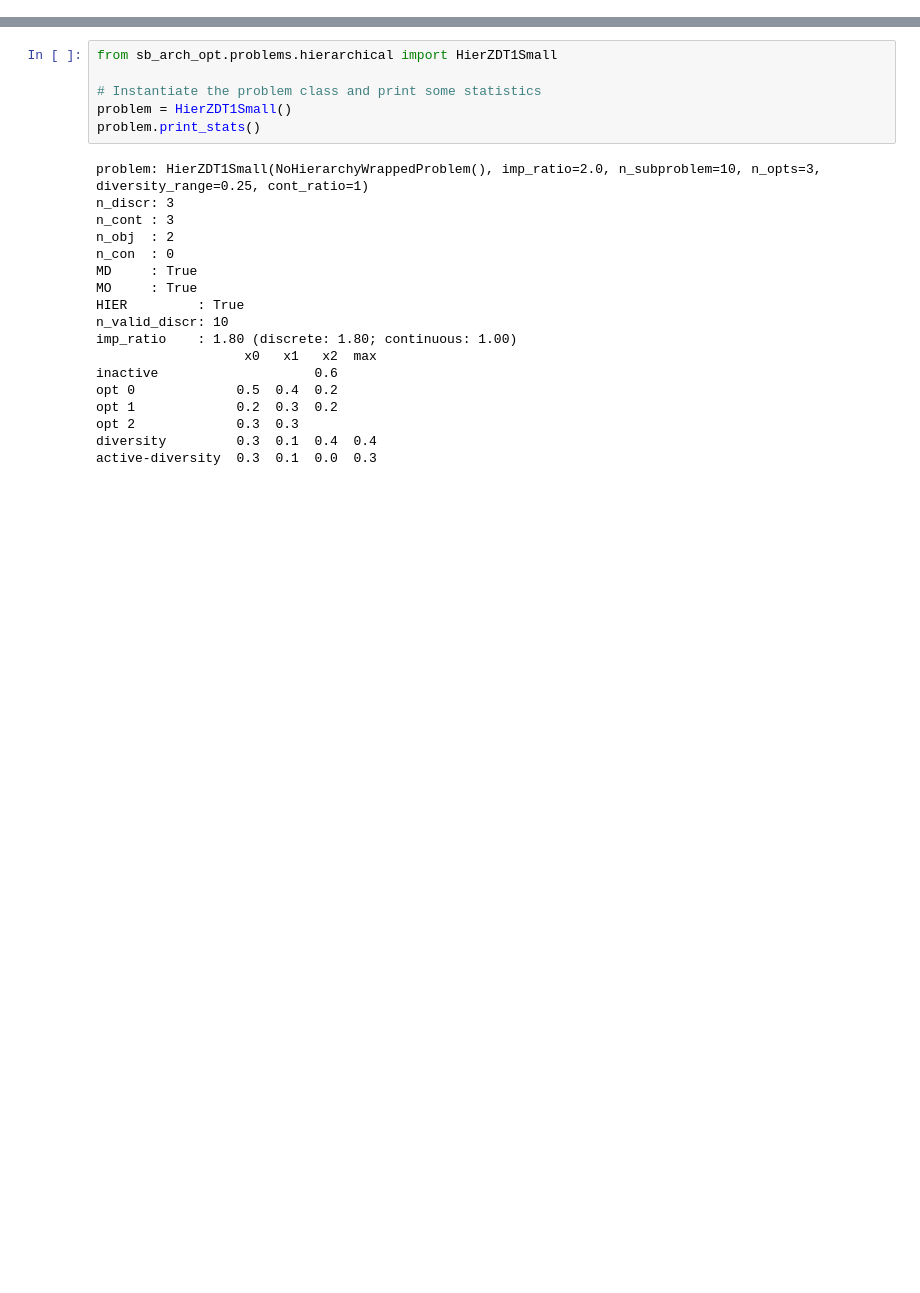
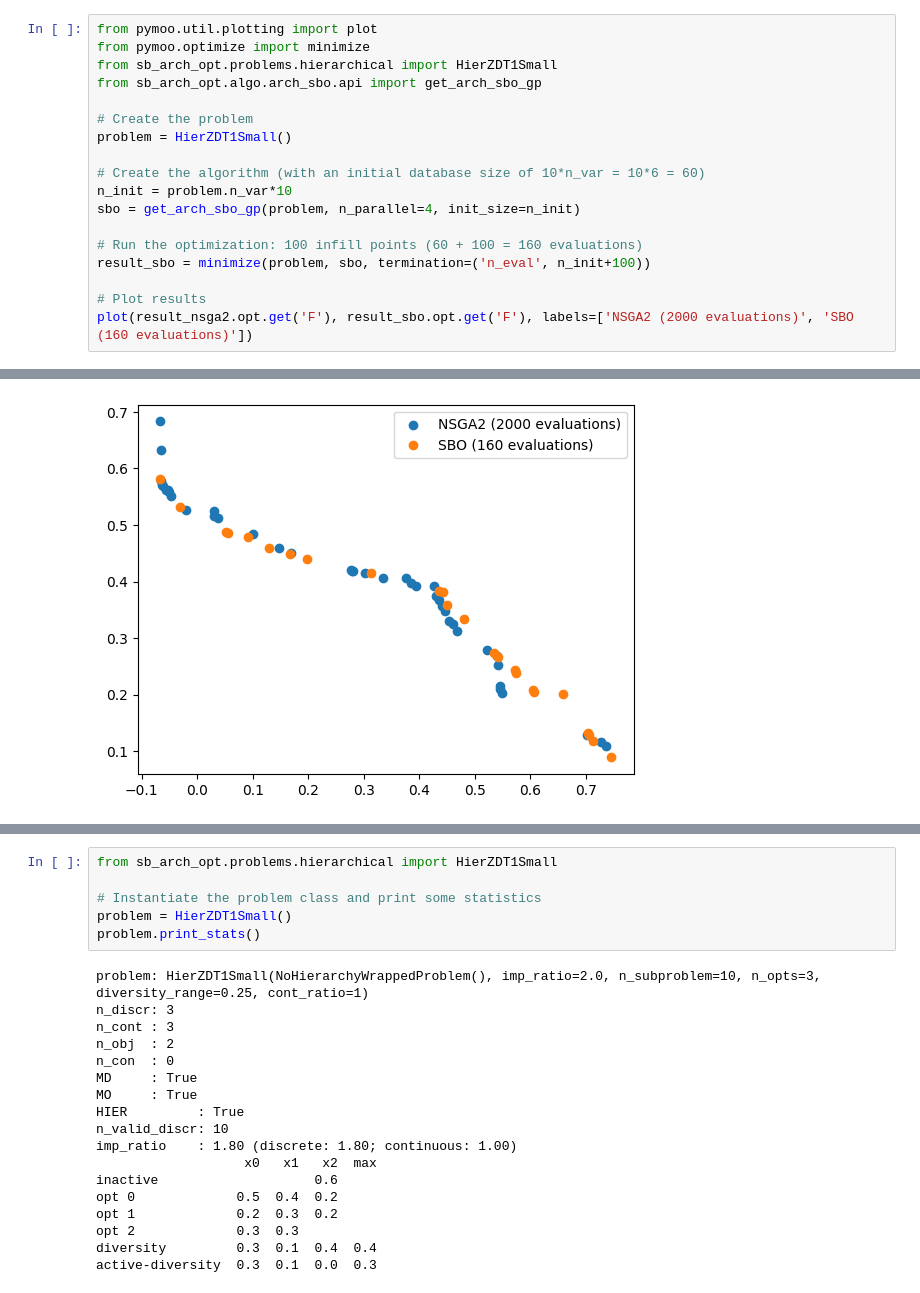
Before and after one commit to jbussemaker/SBArchOpt, a Jupyter notebook: docs/tutorial.ipynb, the cells around one changed output, grey strips where cells are left out. Saved outputs shown, nothing was run; the diff lists cells and outputs as text; blank space fills up the shorter version.

```diff
--- a/docs/tutorial.ipynb
+++ b/docs/tutorial.ipynb
@@ -31,0 +53,19 @@ For more information, refer to [Implementing an Architecture Optimization Proble
+# %%
+from pymoo.util.plotting import plot
+from pymoo.optimize import minimize
+from sb_arch_opt.problems.hierarchical import HierZDT1Small
+from sb_arch_opt.algo.arch_sbo.api import get_arch_sbo_gp
+
+# Create the problem
+problem = HierZDT1Small()
+
+# Create the algorithm (with an initial database size of 10*n_var = 10*6 = 60)
+n_init = problem.n_var*10
+sbo = get_arch_sbo_gp(problem, n_parallel=4, init_size=n_init)
+
+# Run the optimization: 100 infill points (60 + 100 = 160 evaluations)
+result_sbo = minimize(problem, sbo, termination=('n_eval', n_init+100))
+
+# Plot results
+plot(result_nsga2.opt.get('F'), result_sbo.opt.get('F'), labels=['NSGA2 (2000 evaluations)', 'SBO (160 evaluations)'])
+# %% [output]
@@ -31,0 +89 @@ For more information, refer to [Implementing an Architecture Optimization Proble
+[figure, added]
```
Also changed, not shown: parts of 6 cells of this notebook, 2 other files.
